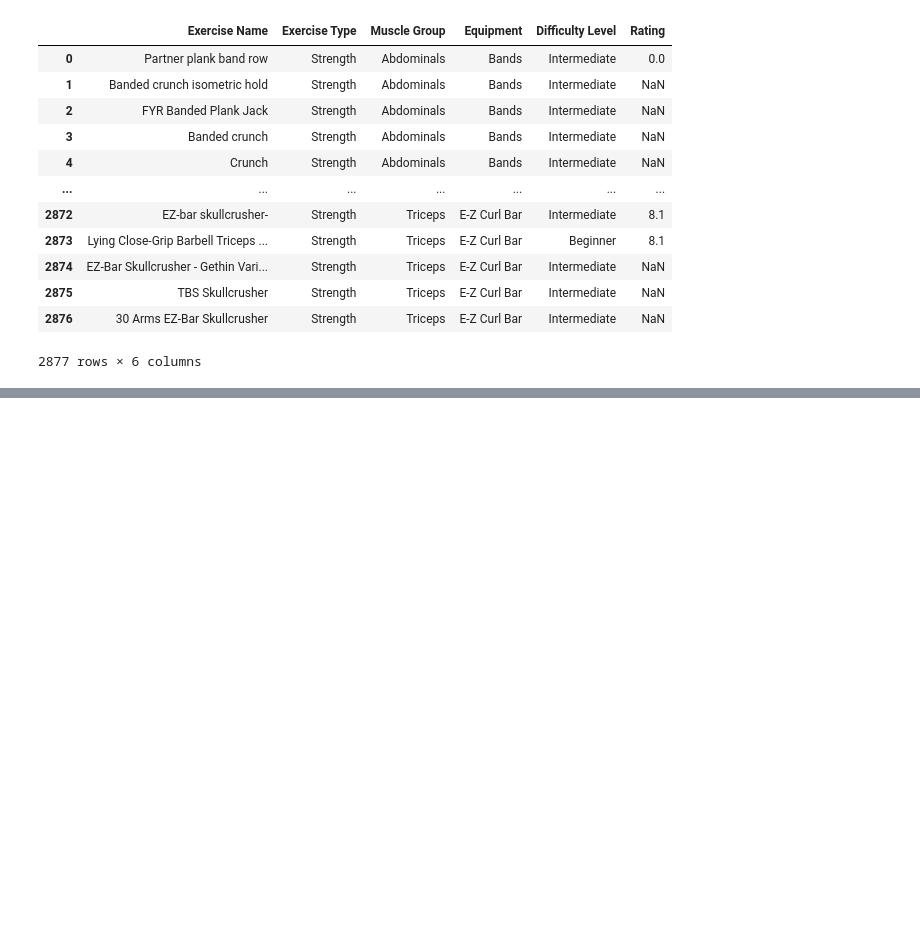
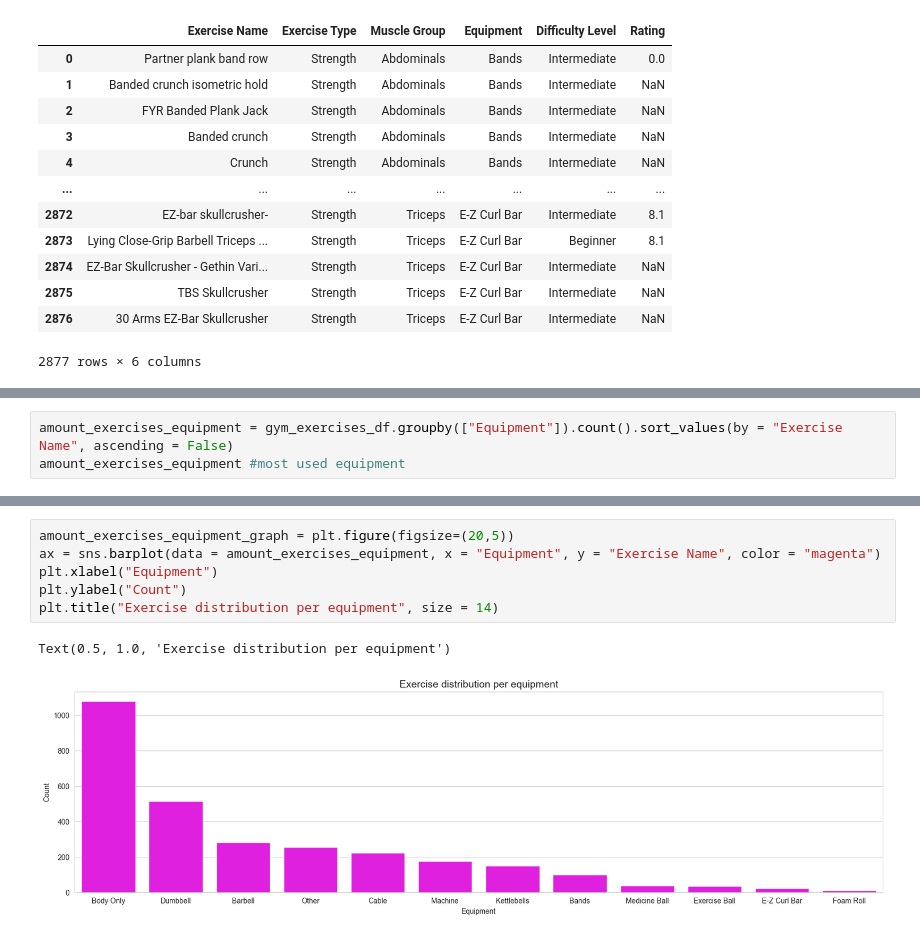
Before and after one commit to herrerovir/Gym-exercises-exploratory-data-analysis, a Jupyter notebook: EDA-gym-exercises.ipynb, the cells around one changed output, grey strips where cells are left out. Cells and saved outputs as stored; diff of their text form; blank space fills up the shorter version.

```diff
--- a/EDA-gym-exercises.ipynb
+++ b/EDA-gym-exercises.ipynb
@@ -213,0 +311,3 @@ gym_exercises_df
+# %%
+amount_exercises_equipment = gym_exercises_df.groupby(["Equipment"]).count().sort_values(by = "Exercise Name", ascending = False)
+amount_exercises_equipment #most used equipment
@@ -213,0 +329,9 @@ gym_exercises_df
+# %%
+amount_exercises_equipment_graph = plt.figure(figsize=(20,5))
+ax = sns.barplot(data = amount_exercises_equipment, x = "Equipment", y = "Exercise Name", color = "magenta")
+plt.xlabel("Equipment")
+plt.ylabel("Count")
+plt.title("Exercise distribution per equipment", size = 14)
+# %% [output]
+Text(0.5, 1.0, 'Exercise distribution per equipment')
+[figure, added]
```
Also changed, not shown: parts of 17 cells of this notebook.
